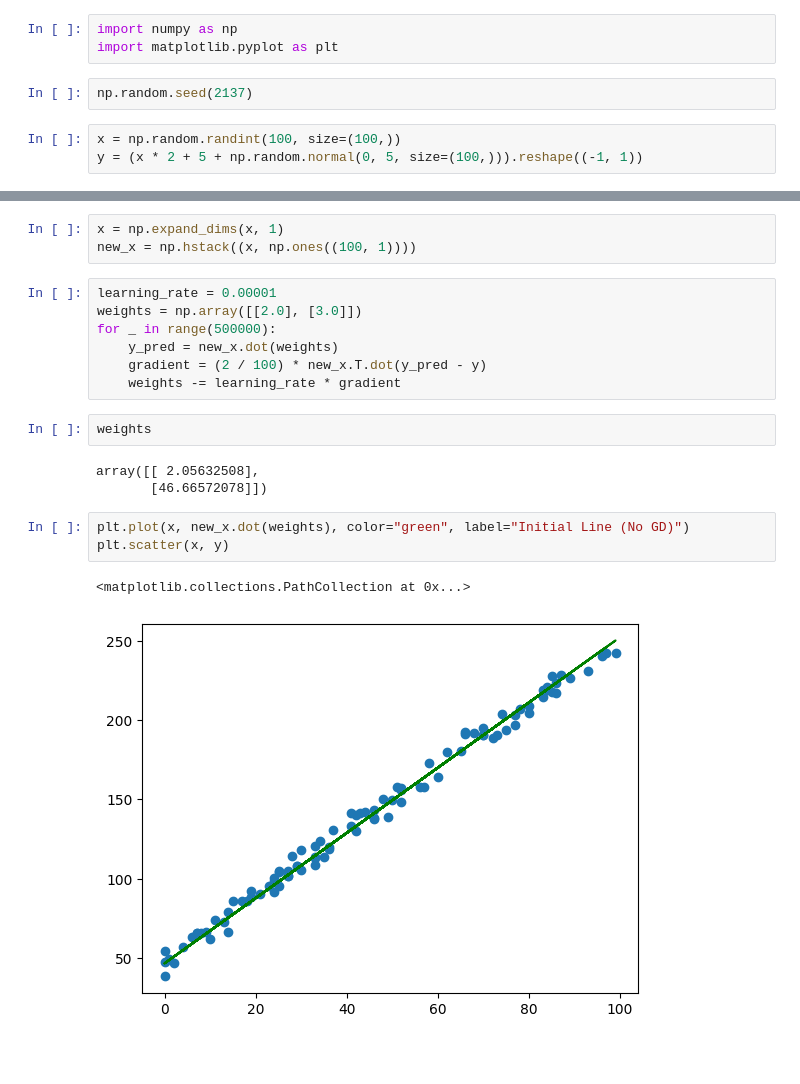
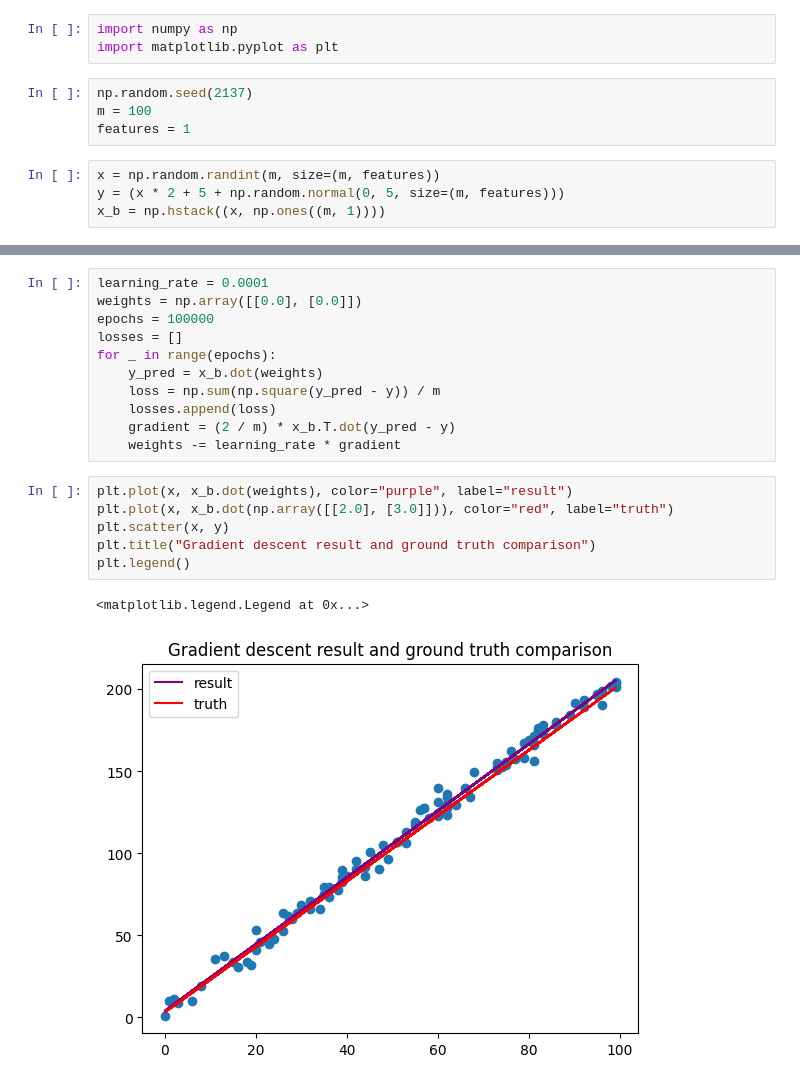
Before and after one commit to Noarkhh/stochastic-optimization-course-2025, a Jupyter notebook: lab1/lab1.ipynb, the cells around one changed output, grey strips where cells are left out. Saved outputs shown, nothing was run; the diff lists cells and outputs as text; blank space fills up the shorter version.

```diff
--- a/lab1/lab1.ipynb
+++ b/lab1/lab1.ipynb
@@ -3,9 +3,12 @@ import numpy as np
 import matplotlib.pyplot as plt
 # %%
 np.random.seed(2137)
+m = 100
+features = 1
 # %%
-x = np.random.randint(100, size=(100,))
-y = (x * 2 + 5 + np.random.normal(0, 5, size=(100,))).reshape((-1, 1))
+x = np.random.randint(m, size=(m, features))
+y = (x * 2 + 5 + np.random.normal(0, 5, size=(m, features)))
+x_b = np.hstack((x, np.ones((m, 1))))
 # %%
 plt.scatter(x, y)
 # %% [output]
@@ -14,21 +17,20 @@ plt.scatter(x, y)
-# %%
-x = np.expand_dims(x, 1)
-new_x = np.hstack((x, np.ones((100, 1))))
 # %%
-learning_rate = 0.00001
-weights = np.array([[2.0], [3.0]])
-for _ in range(500000):
-    y_pred = new_x.dot(weights)
-    gradient = (2 / 100) * new_x.T.dot(y_pred - y)
+learning_rate = 0.0001
+weights = np.array([[0.0], [0.0]])
+epochs = 100000
+losses = []
+for _ in range(epochs):
+    y_pred = x_b.dot(weights)
+    loss = np.sum(np.square(y_pred - y)) / m
+    losses.append(loss)
+    gradient = (2 / m) * x_b.T.dot(y_pred - y)
     weights -= learning_rate * gradient
-# %%
-weights
-# %% [output]
-array([[ 2.05632508],
-       [46.66572078]])
 # %%
-plt.plot(x, new_x.dot(weights), color="green", label="Initial Line (No GD)")
+plt.plot(x, x_b.dot(weights), color="purple", label="result")
+plt.plot(x, x_b.dot(np.array([[2.0], [3.0]])), color="red", label="truth")
 plt.scatter(x, y)
+plt.title("Gradient descent result and ground truth comparison")
+plt.legend()
 # %% [output]
-<matplotlib.collections.PathCollection at 0x...>
+<matplotlib.legend.Legend at 0x...>
-[figure, old version]
+[figure, new version]
```
Also changed, not shown: parts of 10 cells of this notebook, 1 other file.
